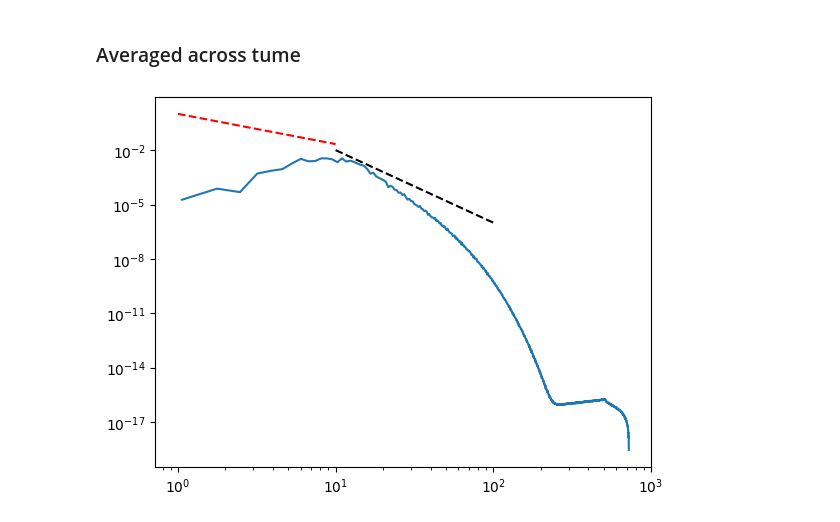
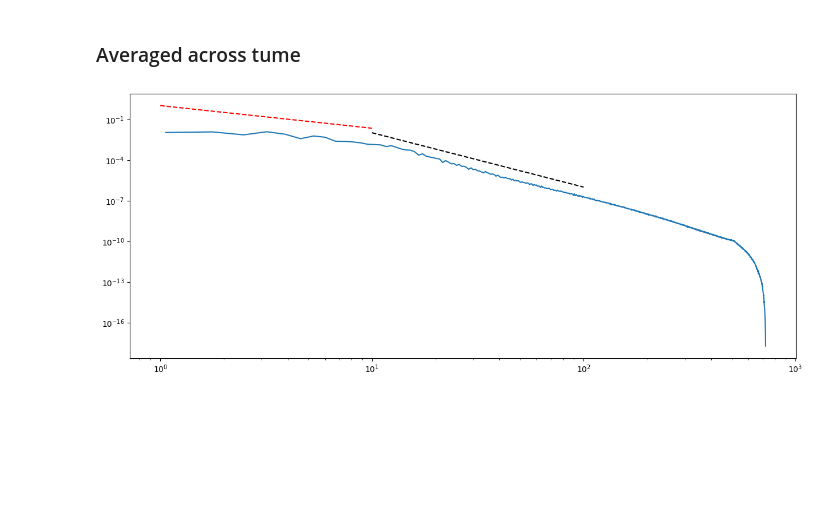
Before and after one commit to red1ithink/EnergySpectrum, a Jupyter notebook: tracking_range.ipynb, the cells around one changed output. Cells and saved outputs as stored; diff of their text form; code cells hidden in the pictures; blank space fills up the shorter version.

```diff
--- a/tracking_range.ipynb
+++ b/tracking_range.ipynb
@@ -94,7 +94,7 @@ Segment 6: indices 990 to 1023, k from 5.90e+02 to 7.24e+02
 # %%
 all_ek = []
 
-for file in files2:
+for file in files:
     k, e_k = get_ek(file)
     e_k = e_k[1:]
     all_ek.append(e_k)
@@ -103,8 +103,9 @@ k = k[1:]
 all_ek = np.array(all_ek)
 mean_ek = np.mean(all_ek, axis=0)
 # %%
+plt.figure(figsize=(15, 6))
 plt.loglog(k,mean_ek)
 compared_line()
 # %% [output]
-[figure, old version]
+[figure, new version]
 # %%
```
Also changed, not shown: parts of 3 cells of this notebook, 1 other file.
